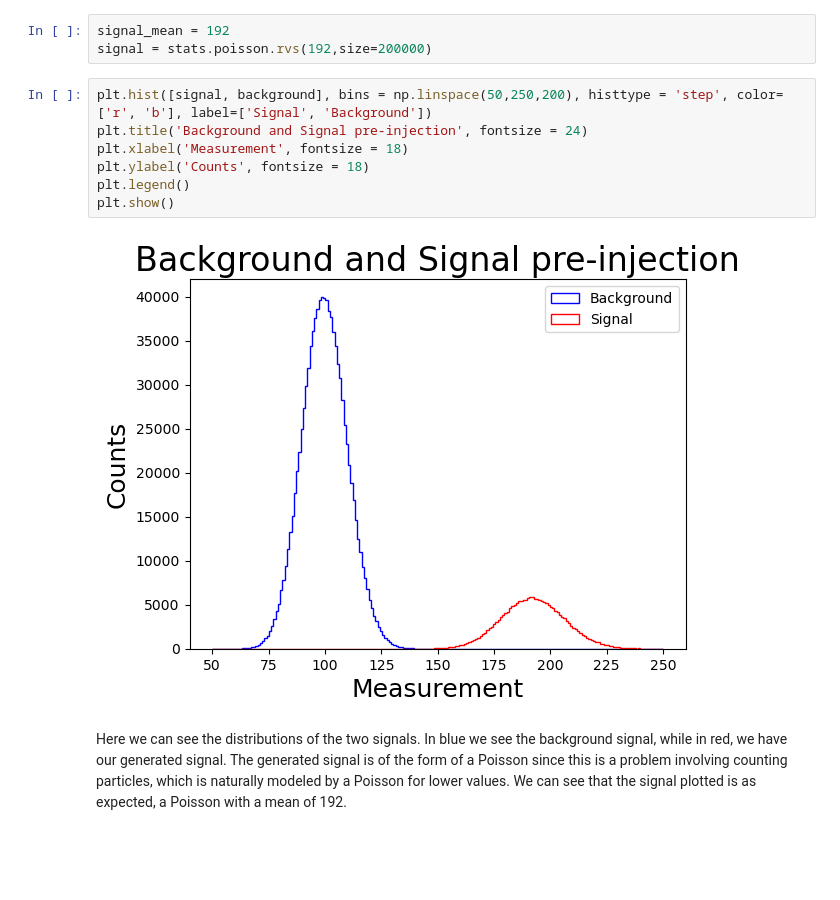
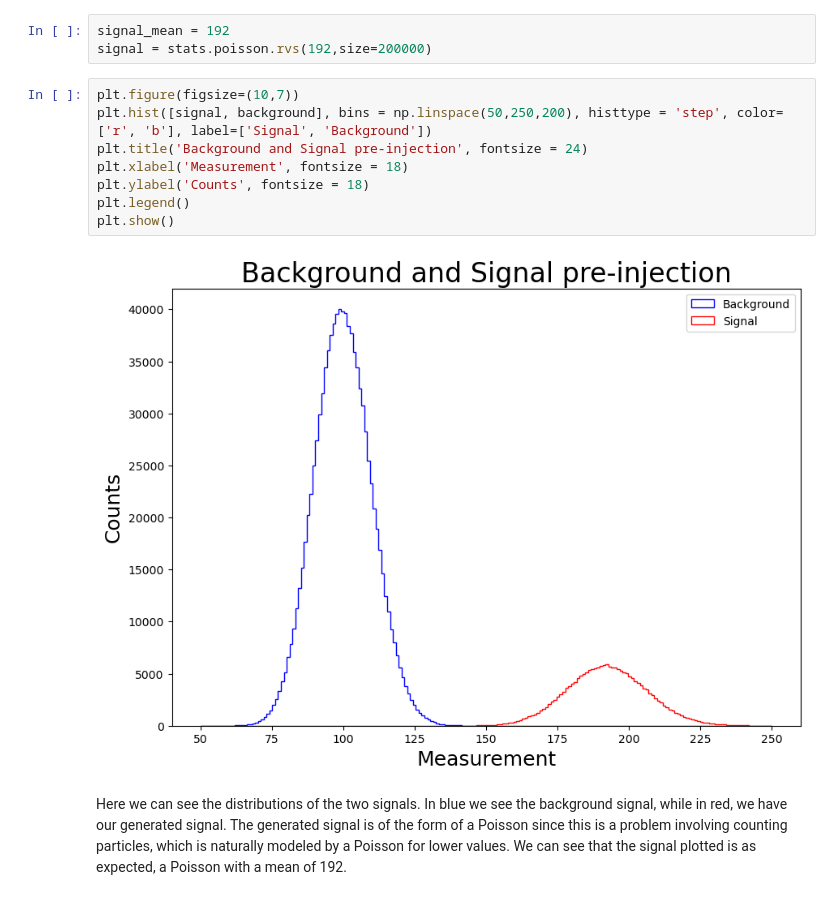
Before and after one commit to WyattOtsuka/PHYS434, a Jupyter notebook: lab6.ipynb, the cells around one changed output. Cells and saved outputs as stored; diff of their text form; blank space fills up the shorter version.

```diff
--- a/lab6.ipynb
+++ b/lab6.ipynb
@@ -56,14 +56,15 @@ We can see from the above that the minimum signal strength for the problem (8 $\
 signal_mean = 192
 signal = stats.poisson.rvs(192,size=200000)
 # %%
+plt.figure(figsize=(10,7))
 plt.hist([signal, background], bins = np.linspace(50,250,200), histtype = 'step', color=['r', 'b'], label=['Signal', 'Background'])
 plt.title('Background and Signal pre-injection', fontsize = 24)
 plt.xlabel('Measurement', fontsize = 18)
 plt.ylabel('Counts', fontsize = 18)
 plt.legend()
 plt.show()
 # %% [output]
-[figure, old version]
+[figure, new version]
 # %% [markdown]
 Here we can see the distributions of the two signals. In blue we see the background signal, while in red, we have our generated signal. The generated signal is of the form of a Poisson since this is a problem involving counting particles, which is naturally modeled by a Poisson for lower values. We can see that the signal plotted is as expected, a Poisson with a mean of 192.
 # %%
```
Also changed, not shown: parts of 8 cells of this notebook.
